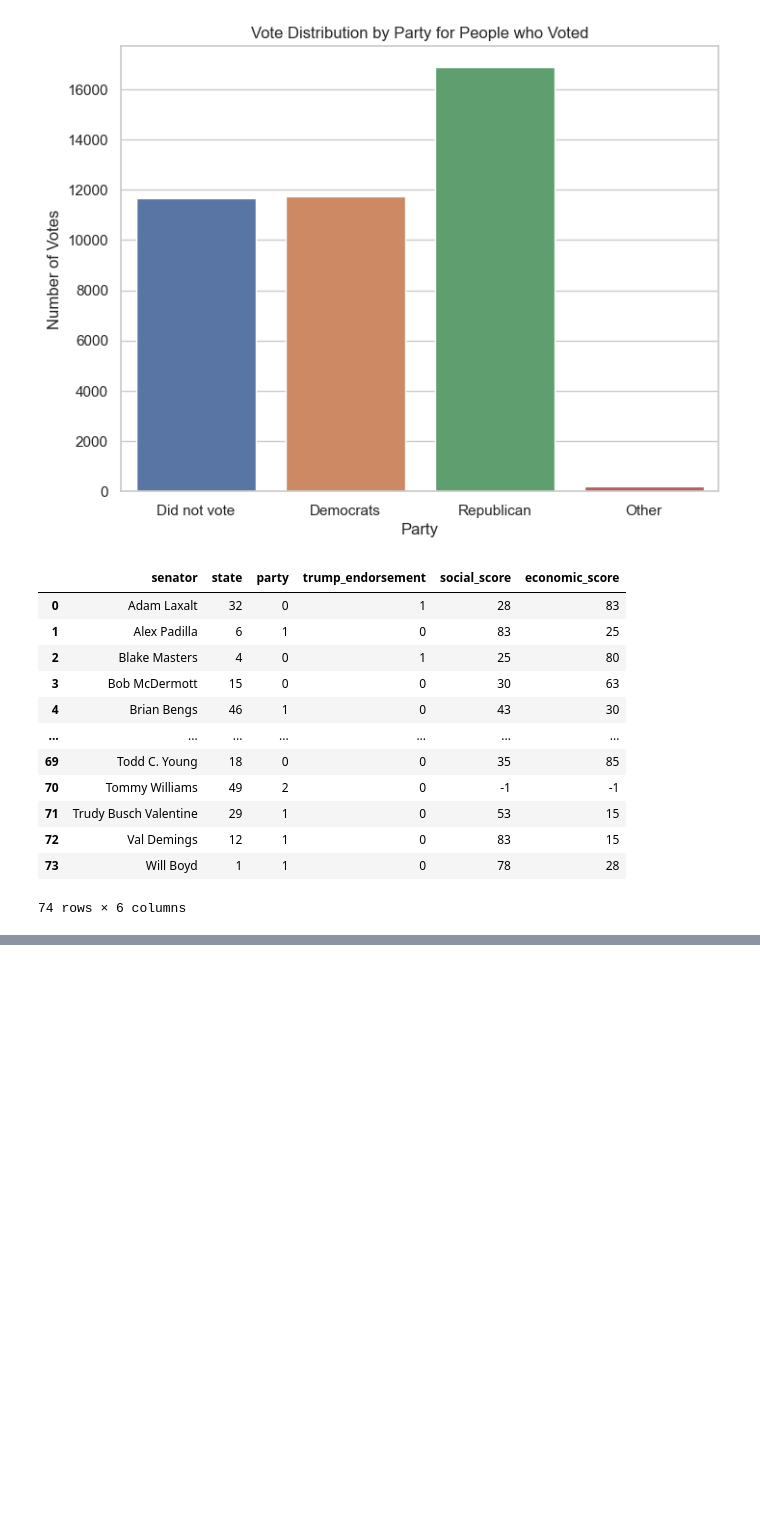
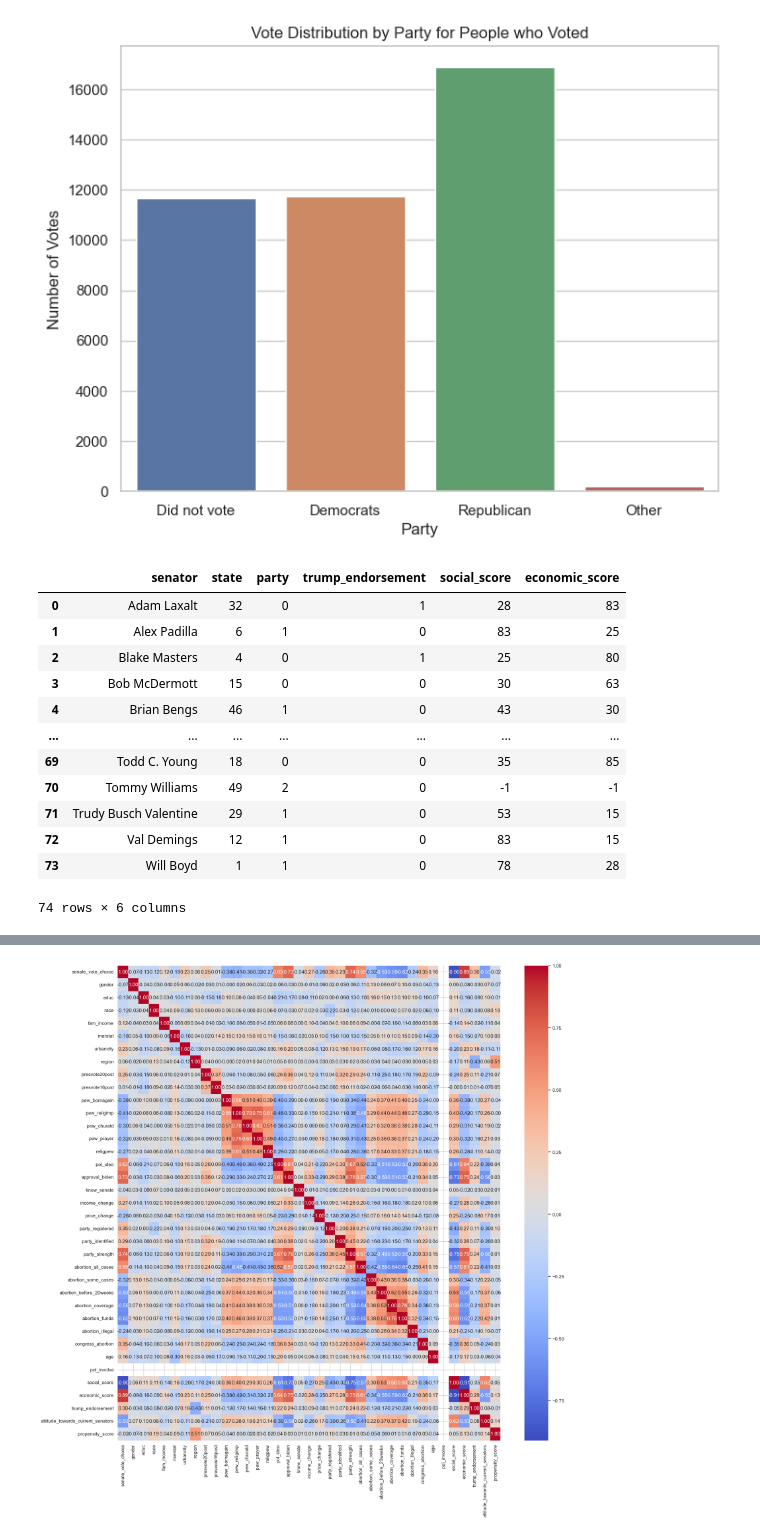
Before and after one commit to macs30200-s23/replication-materials-yuanninghuang, a Jupyter notebook: draft.ipynb, the cells around one changed output, grey strips where cells are left out. Saved outputs shown, nothing was run; the diff lists cells and outputs as text; code cells hidden in the pictures; blank space fills up the shorter version.

Commit message:
heatmap

```diff
--- a/draft.ipynb
+++ b/draft.ipynb
@@ -267,6 +269,9 @@ merged_df = new_df.merge(state_level_agg, how='left', left_on=['state', 'party_v
 # Drop the 'party' column since it is not needed anymore
 merged_df.drop('party', axis=1, inplace=True)
 
+#filter out people who did not vote or their votes were not recorded
+merged_df = merged_df[(merged_df['voted'] != 0) & (merged_df['senate_vote_choice'] != -1) & (merged_df['senator_voted'].notnull())]
+
 # Display the updated dataframe
 merged_df
 # %% [output]
@@ -286,3 +290,0 @@ merged_df
-# %%
-merged_df = merged_df[(merged_df['voted'] != 0) & (merged_df['senate_vote_choice'] != -1)]
-merged_df
@@ -302,0 +322,3 @@ merged_df
+# %%
+#For remaining rows without attitudes_towards_current_senators values, fill them with mean
+merged_df.fillna(merged_df.mean(), inplace=True)
@@ -302,0 +397,28 @@ merged_df
+# %%
+#assess the balance of covariates by calculating the standardized mean differences before and after matching
+def calculate_smd(df, treatment_col, covariate_cols, treatment_value=1):
+    treated = df[df[treatment_col] == treatment_value]
+    control = df[df[treatment_col] != treatment_value]
+
+    mean_treated = treated[covariate_cols].mean()
+    mean_control = control[covariate_cols].mean()
+
+    std_treated = treated[covariate_cols].std()
+    std_control = control[covariate_cols].std()
+
+    smd = (mean_treated - mean_control) / np.sqrt((std_treated**2 + std_control**2) / 2)
+
+    return smd
+
+# Calculate SMD before matching
+covariate_columns = [x for x in merged_df.columns.to_list() if x not in ['abortion_ballot', 'party_voted', 'commonweight', 'commonpostweight', 'caseid', 'voted', 'state', 'senator_voted']]
+smd_before = calculate_smd(merged_df, 'abortion_ballot', covariate_columns)
+smd_before.name = 'SMD Before Matching'
+
+# Calculate SMD after matching
+smd_after = calculate_smd(matched_data, 'abortion_ballot', covariate_columns)
+smd_after.name = 'SMD After Matching'
+
+# Compare SMD before and after matching
+smd_comparison = pd.concat([smd_before, smd_after], axis=1)
+smd_comparison
@@ -302,0 +443,9 @@ merged_df
+# %%
+import seaborn as sns
+import matplotlib.pyplot as plt
+correlations = matched_data[covariate_columns].corr()
+plt.figure(figsize=(20, 20))
+sns.heatmap(correlations, annot=True, cmap="coolwarm", fmt=".2f")
+plt.show()
+# %% [output]
+[figure, added]
```
Also changed, not shown: parts of 12 cells of this notebook.
